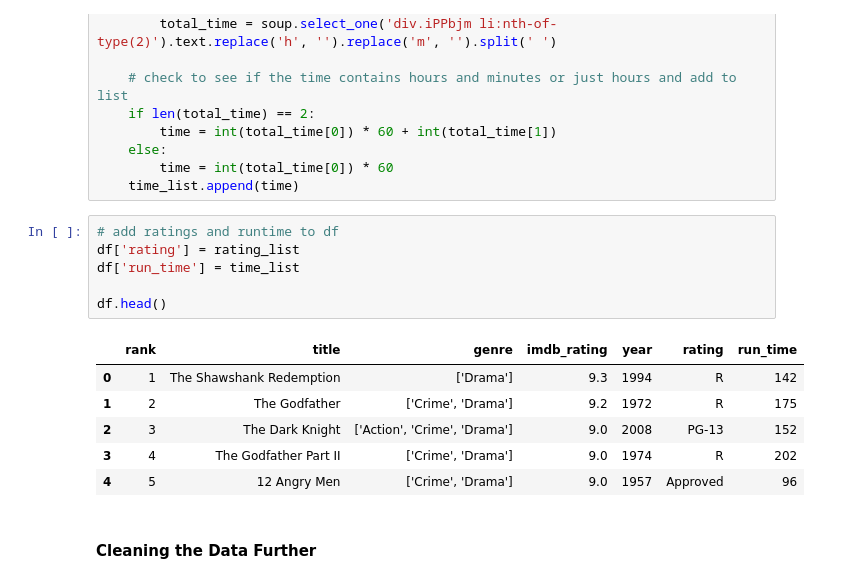
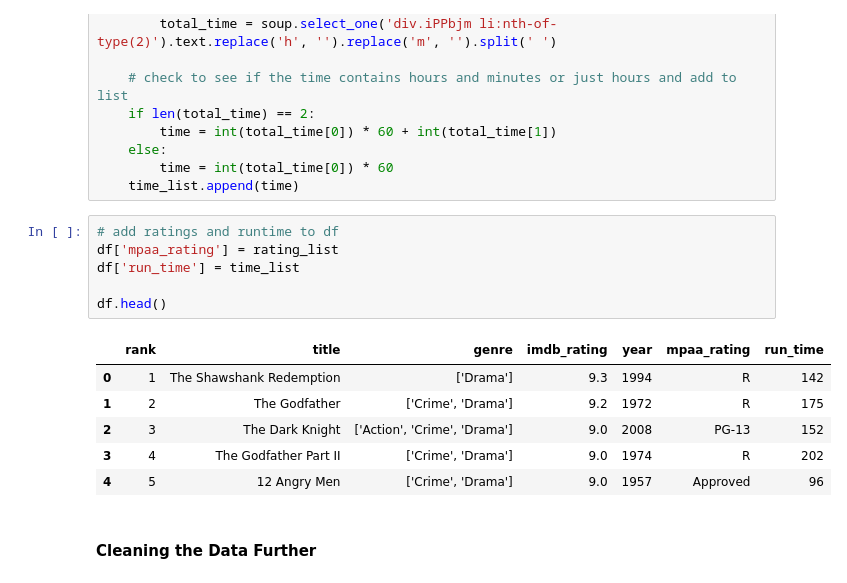
Before and after one commit to KeeganDavis/data-projects, a Jupyter notebook: data-analysis/top-100-movies/notebooks/top_100_movies_analysis.ipynb, the cells around one changed output. Saved outputs shown, nothing was run; the diff lists cells and outputs as text.

Commit message:
renamed rating column to mpaa_rating, added analysis to README, and updated code to reflect mpaa_rating change

```diff
--- a/data-analysis/top-100-movies/notebooks/top_100_movies_analysis.ipynb
+++ b/data-analysis/top-100-movies/notebooks/top_100_movies_analysis.ipynb
@@ -72,12 +72,12 @@ for link in imdb_links:
     time_list.append(time)
 # %%
 # add ratings and runtime to df
-df['rating'] = rating_list
+df['mpaa_rating'] = rating_list
 df['run_time'] = time_list
 
 df.head()
 # %% [output]
-|  | rank | title | genre | imdb_rating | year | rating | run_time |
+|  | rank | title | genre | imdb_rating | year | mpaa_rating | run_time |
 | 0 | 1 | The Shawshank Redemption | ['Drama'] | 9.3 | 1994 | R | 142 |
 | 1 | 2 | The Godfather | ['Crime', 'Drama'] | 9.2 | 1972 | R | 175 |
 | 2 | 3 | The Dark Knight | ['Action', 'Crime', 'Drama'] | 9.0 | 2008 | PG-13 | 152 |
```
Also changed, not shown: parts of 5 cells of this notebook, 2 other files.
